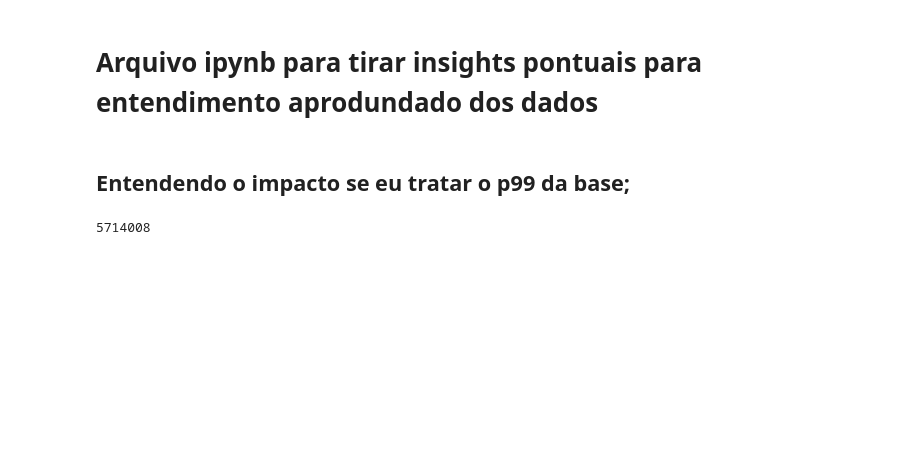
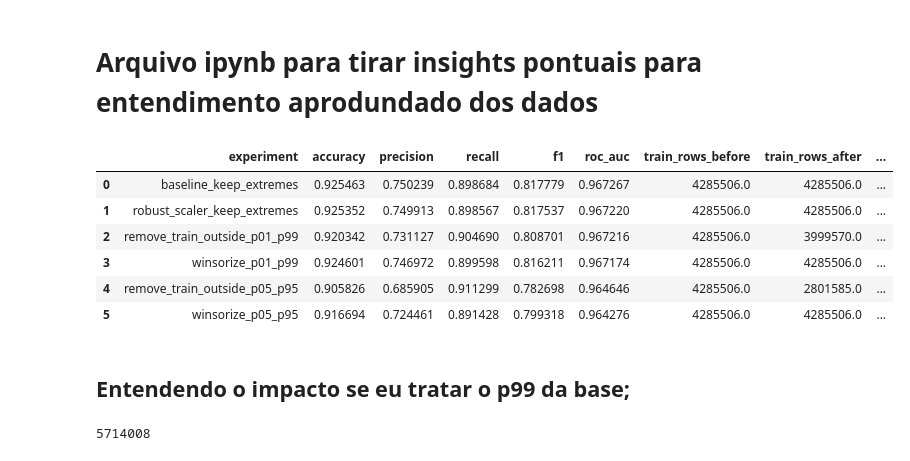
Before and after one commit to rafatega/fiap-tech-challenge-fase3, a Jupyter notebook: app/eda/eda_plus.ipynb, the cells around one changed output. Saved outputs shown, nothing was run; the diff lists cells and outputs as text; code cells hidden in the pictures; blank space fills up the shorter version.

Commit message:
ajustes documentacao

```diff
--- a/app/eda/eda_plus.ipynb
+++ b/app/eda/eda_plus.ipynb
@@ -4,6 +4,20 @@
 import pandas as pd
 from pathlib import Path
 import plotly.express as px
+# %%
+path = "C:\\Users\\Tega\\Documents\\Projetos\\fiap-tech-challenge-fase3\\app\\machine-learning\\outputs\\outlier_study\\outlier_strategy_metrics.csv"
+# %%
+df = pd.read_csv(path)
+# %%
+df
+# %% [output]
+|  | experiment | accuracy | precision | recall | f1 | roc_auc | train_rows_before | train_rows_after | ... |
+| 0 | baseline_keep_extremes | 0.925463 | 0.750239 | 0.898684 | 0.817779 | 0.967267 | 4285506.0 | 4285506.0 | ... |
+| 1 | robust_scaler_keep_extremes | 0.925352 | 0.749913 | 0.898567 | 0.817537 | 0.967220 | 4285506.0 | 4285506.0 | ... |
+| 2 | remove_train_outside_p01_p99 | 0.920342 | 0.731127 | 0.904690 | 0.808701 | 0.967216 | 4285506.0 | 3999570.0 | ... |
+| 3 | winsorize_p01_p99 | 0.924601 | 0.746972 | 0.899598 | 0.816211 | 0.967174 | 4285506.0 | 4285506.0 | ... |
+| 4 | remove_train_outside_p05_p95 | 0.905826 | 0.685905 | 0.911299 | 0.782698 | 0.964646 | 4285506.0 | 2801585.0 | ... |
+| 5 | winsorize_p05_p95 | 0.916694 | 0.724461 | 0.891428 | 0.799318 | 0.964276 | 4285506.0 | 4285506.0 | ... |
 # %%
 base_dir = Path('../database/')
 input_file_path = base_dir.parent / "database"
```
Also changed, not shown: parts of 1 cell of this notebook, 2 other files.
